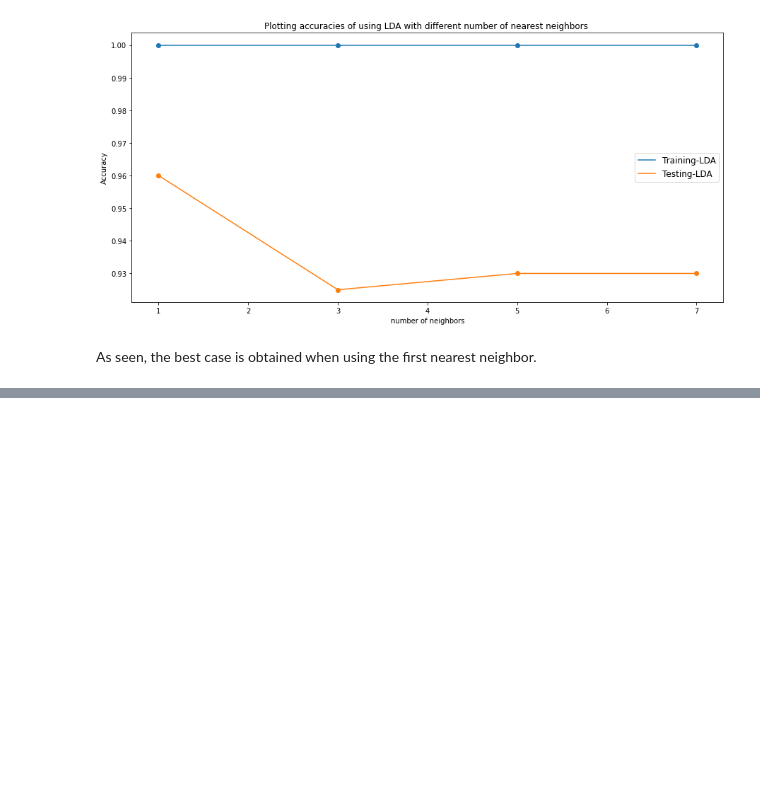
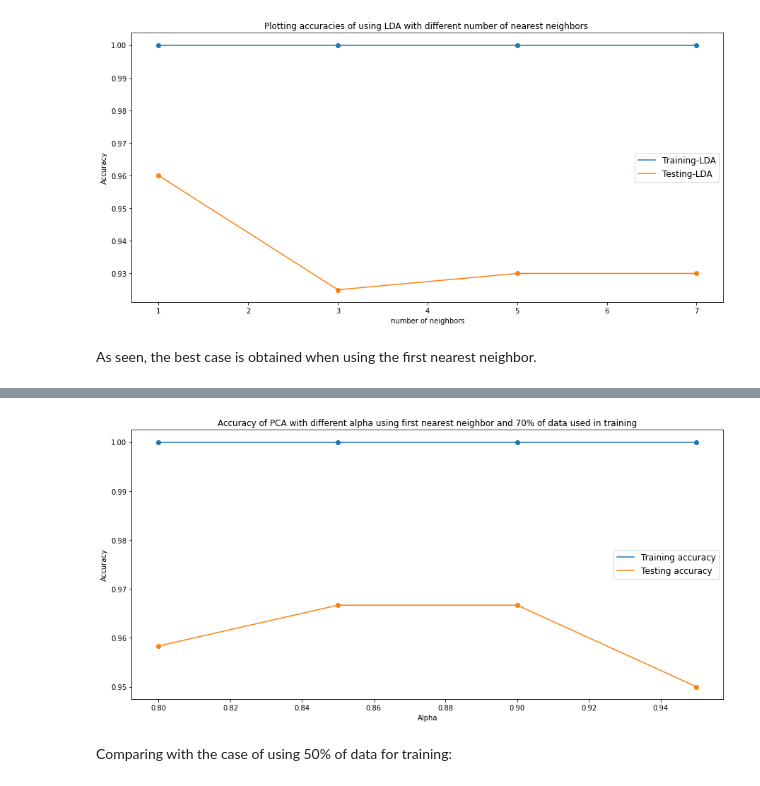
Before and after one commit to sherifmost/face-recognition, a Jupyter notebook: Face_Recognition.ipynb, the cells around one changed output, grey strips where cells are left out. Saved outputs shown, nothing was run; the diff lists cells and outputs as text; code cells hidden in the pictures; blank space fills up the shorter version.

Commit message:
Finished the first bonus

```diff
--- a/Face_Recognition.ipynb
+++ b/Face_Recognition.ipynb
@@ -185,7 +185,7 @@ def split_data(D,Y,train_each = 1,test_each = 1,start = testing):
       D_test.append(D[i,:]);
       Y_test.append(Y[i]);
       num_samples_test[Y[i] - 1] = num_samples_test[Y[i] - 1] + 1;
-      if destination == testing:
+      if taken == test_each:
         destination = training;
         taken = 0;
   return np.array(D_train),np.array(Y_train),num_samples_train,np.array(D_test),np.array(Y_test),num_samples_test;
@@ -436,0 +443,4 @@ As seen, the best case is obtained when using the first nearest neighbor.
+# %%
+# script to generate the data and split it giving each 7 rows to training and each 3 to testing starting with training.
+D,Y = generate_data();
+D_train,Y_train,n_train,D_test,Y_test,n_test = split_data(D,Y,train_each = 7,test_each = 3,start = training);
@@ -436,0 +451,16 @@ As seen, the best case is obtained when using the first nearest neighbor.
+# %%
+# obtaining the eigen vectors once to save computation time
+eig_vec_pca,eig_val_pca = get_eig_pca(D_train);
+# %%
+# obtaining accuracies for different alphas using KNN with the first NN
+alpha = [0.8,0.85,0.9,0.95];
+acc_train_pca = [];
+acc_test_pca = [];
+print('Accuracy of PCA using first nearest neighbour:');
+for curr_alpha in alpha:
+  # obtaining the projected training and testing data
+  D_train_reduced_pca,D_test_reduced_pca = reduce_pca(D_train,D_test,eig_vec_pca,eig_val_pca,curr_alpha);
+  curr_acc_train,curr_acc_test = classify_KNN(D_train_reduced_pca,Y_train,D_test_reduced_pca,Y_test);
+  acc_train_pca.append(curr_acc_train);
+  acc_test_pca.append(curr_acc_test);
+  print('For alpha: %.2f, dimensions reduced to: %d, with classification accuracy: training: %.2f%%, testing: %.2f%%' % (curr_alpha,D_train_reduced_pca.shape[1],curr_acc_train*100,curr_acc_test*100));
@@ -436,0 +473,17 @@ As seen, the best case is obtained when using the first nearest neighbor.
+# %%
+# plotting the training and testing accuracies with different alphas
+plt.figure(figsize=(15,7));
+plt.plot(alpha, acc_train_pca, label = 'Training accuracy');
+plt.plot(alpha, acc_test_pca, label = 'Testing accuracy');
+plt.scatter(alpha, acc_train_pca);
+plt.scatter(alpha, acc_test_pca);
+plt.legend(loc='center right',fontsize='large');
+plt.xlabel('Alpha');
+plt.ylabel('Accuracy');
+plt.title('Accuracy of PCA with different alpha using first nearest neighbor and 70% of data used in training')
+plt.show();
+plt.close();
+# %% [output]
+[figure, added]
+# %% [markdown]
+Comparing with the case of using 50% of data for training:
```
Also changed, not shown: parts of 24 cells of this notebook.
